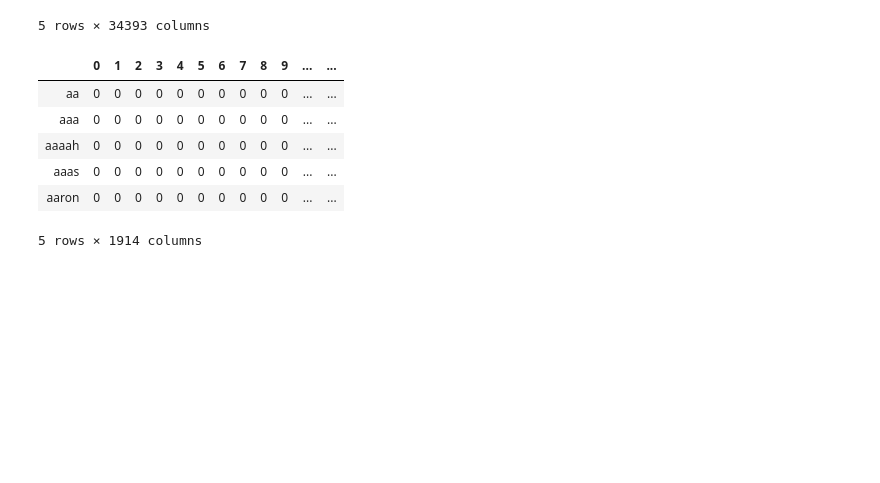
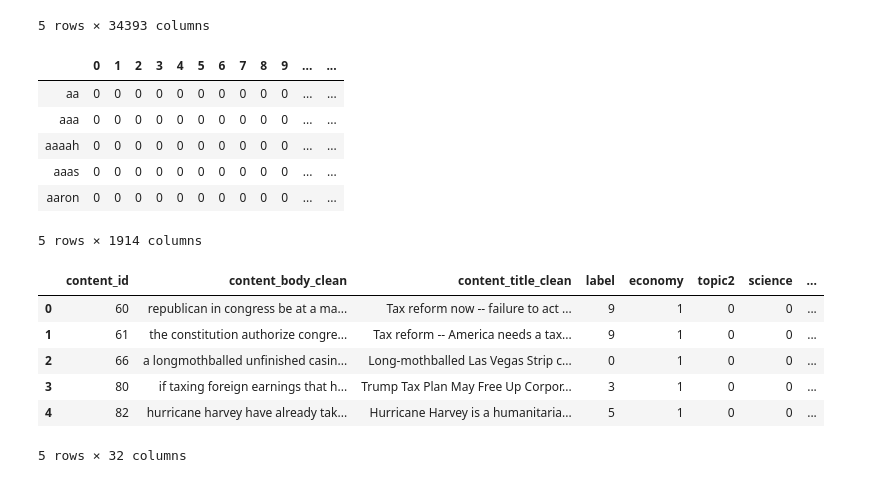
Before and after one commit to fagan2888/tweet-url-relationships, a Jupyter notebook: notebooks/Exploratory Data Analysis - Muf.ipynb, the cells around one changed output. Drawn from its saved outputs; the diff is of its cells as text; code cells hidden in the pictures; blank space fills up the shorter version.

```diff
--- a/notebooks/Exploratory Data Analysis - Muf.ipynb
+++ b/notebooks/Exploratory Data Analysis - Muf.ipynb
@@ -119,0 +127,11 @@ id2word = dict((v, k) for k, v in cv.vocabulary_.items())
+# %%
+corpus_data = pd.read_pickle('Data/muf_articles_corpus.pkl')
+corpus_data.head()
+# %% [output]
+|  | content_id | content_body_clean | content_title_clean | label | economy | topic2 | science | ... |
+| 0 | 60 | republican in congress be at a ma... | Tax reform now -- failure to act ... | 9 | 1 | 0 | 0 | ... |
+| 1 | 61 | the constitution authorize congre... | Tax reform -- America needs a tax... | 9 | 1 | 0 | 0 | ... |
+| 2 | 66 | a longmothballed unfinished casin... | Long-mothballed Las Vegas Strip c... | 0 | 1 | 0 | 0 | ... |
+| 3 | 80 | if taxing foreign earnings that h... | Trump Tax Plan May Free Up Corpor... | 3 | 1 | 0 | 0 | ... |
+| 4 | 82 | hurricane harvey have already tak... | Hurricane Harvey is a humanitaria... | 5 | 1 | 0 | 0 | ... |
+5 rows × 32 columns
```
Also changed, not shown: parts of 12 cells of this notebook.
